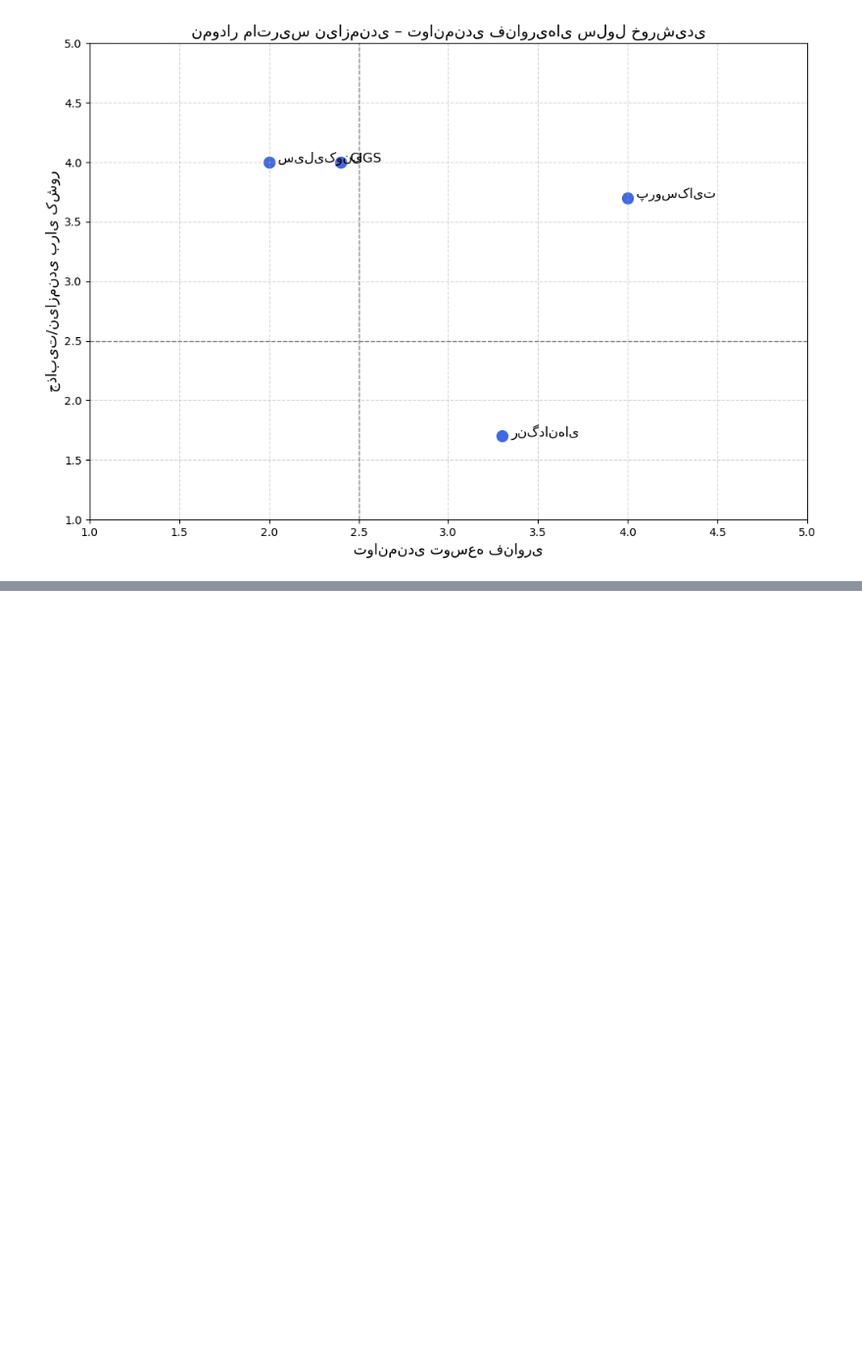
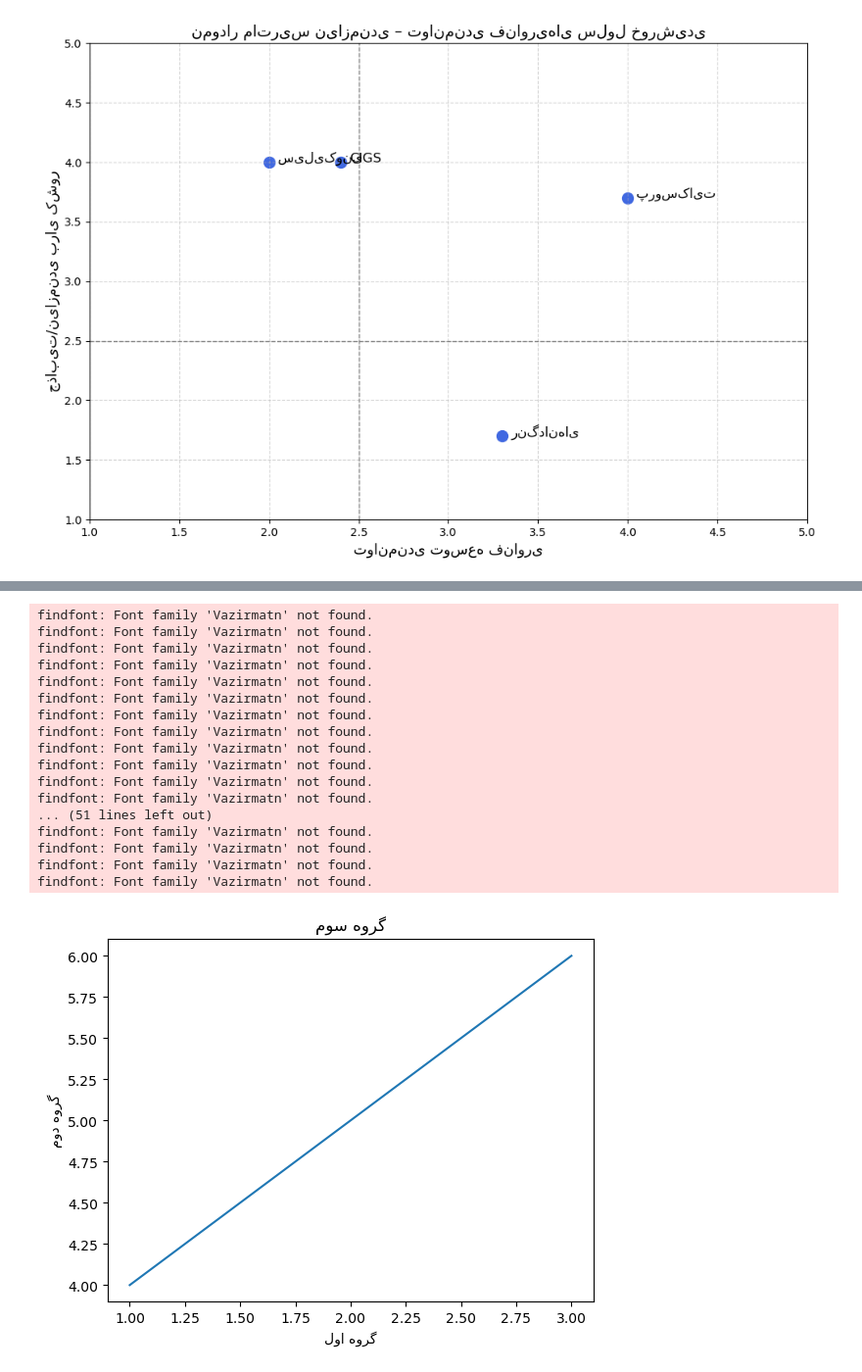
Before and after one commit to ZeinabMoayeri/Rahnama_college, a Jupyter notebook: 2025/challenge.ipynb, the cells around one changed output, grey strips where cells are left out. Shown at 98% size. Cells and saved outputs as stored; diff of their text form; code cells hidden in the pictures; blank space fills up the shorter version.

```diff
--- a/2025/challenge.ipynb
+++ b/2025/challenge.ipynb
@@ -67,0 +143,29 @@ plt.show()
+# %%
+    # Set a font that supports Persian characters (e.g., 'Vazirmatn', 'Arial', 'Tahoma')
+    plt.rcParams['font.family'] = 'Vazirmatn' # Or another suitable font
+    plt.rcParams['font.sans-serif'] = ['Vazirmatn'] # Add to sans-serif list if using a sans-serif font
+# %%
+    plt.plot([1, 2, 3], [4, 5, 6])
+    plt.xlabel(persian_labels[0])
+    plt.ylabel(persian_labels[1])
+    plt.title(persian_labels[2])
+    plt.show()
+# %% [output]
+findfont: Font family 'Vazirmatn' not found.
+findfont: Font family 'Vazirmatn' not found.
+findfont: Font family 'Vazirmatn' not found.
+findfont: Font family 'Vazirmatn' not found.
+findfont: Font family 'Vazirmatn' not found.
+findfont: Font family 'Vazirmatn' not found.
+findfont: Font family 'Vazirmatn' not found.
+findfont: Font family 'Vazirmatn' not found.
+findfont: Font family 'Vazirmatn' not found.
+findfont: Font family 'Vazirmatn' not found.
+findfont: Font family 'Vazirmatn' not found.
+findfont: Font family 'Vazirmatn' not found.
+... (51 lines left out)
+findfont: Font family 'Vazirmatn' not found.
+findfont: Font family 'Vazirmatn' not found.
+findfont: Font family 'Vazirmatn' not found.
+findfont: Font family 'Vazirmatn' not found.
+[figure, added]
```
Also changed, not shown: parts of 3 cells of this notebook, 1 other file.
